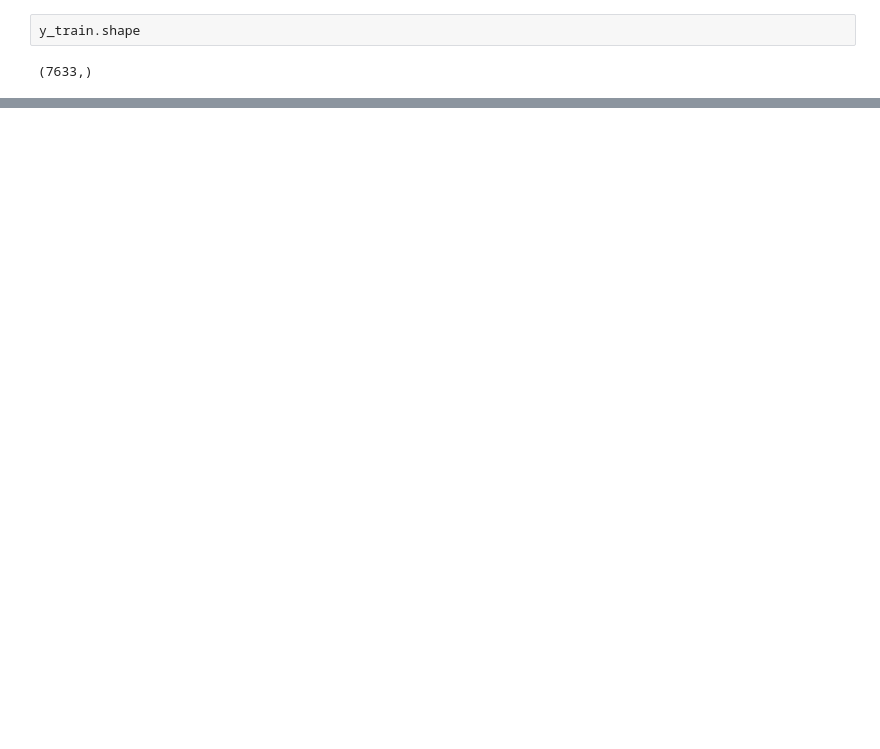
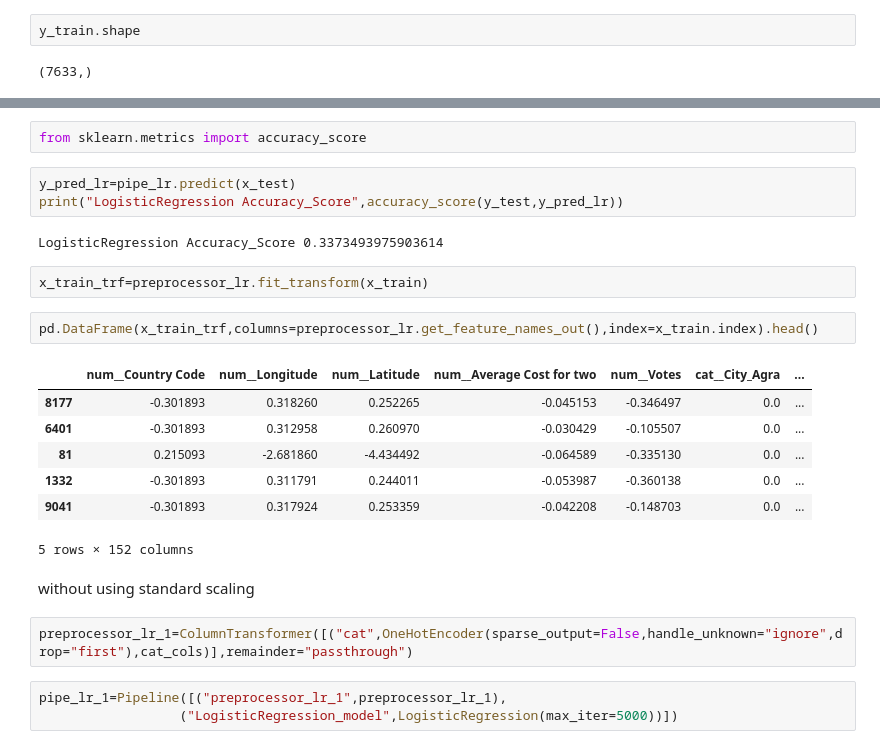
Before and after one commit to Rupesh-Mane/cognifyz-machine-learning-internship, a Jupyter notebook: notebooks/task3.ipynb, the cells around one changed output, grey strips where cells are left out. Cells and saved outputs as stored; diff of their text form; blank space fills up the shorter version.

```diff
--- a/notebooks/task3.ipynb
+++ b/notebooks/task3.ipynb
@@ -243,0 +348,26 @@ y_train.shape
+# %%
+from sklearn.metrics import accuracy_score
+# %%
+y_pred_lr=pipe_lr.predict(x_test)
+print("LogisticRegression Accuracy_Score",accuracy_score(y_test,y_pred_lr))
+# %% [output]
+LogisticRegression Accuracy_Score 0.3373493975903614
+# %%
+x_train_trf=preprocessor_lr.fit_transform(x_train)
+# %%
+pd.DataFrame(x_train_trf,columns=preprocessor_lr.get_feature_names_out(),index=x_train.index).head()
+# %% [output]
+|  | num__Country Code | num__Longitude | num__Latitude | num__Average Cost for two | num__Votes | cat__City_Agra | ... |
+| 8177 | -0.301893 | 0.318260 | 0.252265 | -0.045153 | -0.346497 | 0.0 | ... |
+| 6401 | -0.301893 | 0.312958 | 0.260970 | -0.030429 | -0.105507 | 0.0 | ... |
+| 81 | 0.215093 | -2.681860 | -4.434492 | -0.064589 | -0.335130 | 0.0 | ... |
+| 1332 | -0.301893 | 0.311791 | 0.244011 | -0.053987 | -0.360138 | 0.0 | ... |
+| 9041 | -0.301893 | 0.317924 | 0.253359 | -0.042208 | -0.148703 | 0.0 | ... |
+5 rows × 152 columns
+# %% [markdown]
+without using standard scaling
+# %%
+preprocessor_lr_1=ColumnTransformer([("cat",OneHotEncoder(sparse_output=False,handle_unknown="ignore",drop="first"),cat_cols)],remainder="passthrough")
+# %%
+pipe_lr_1=Pipeline([("preprocessor_lr_1",preprocessor_lr_1),
+                  ("LogisticRegression_model",LogisticRegression(max_iter=5000))])
```
Also changed, not shown: parts of 38 cells of this notebook.
